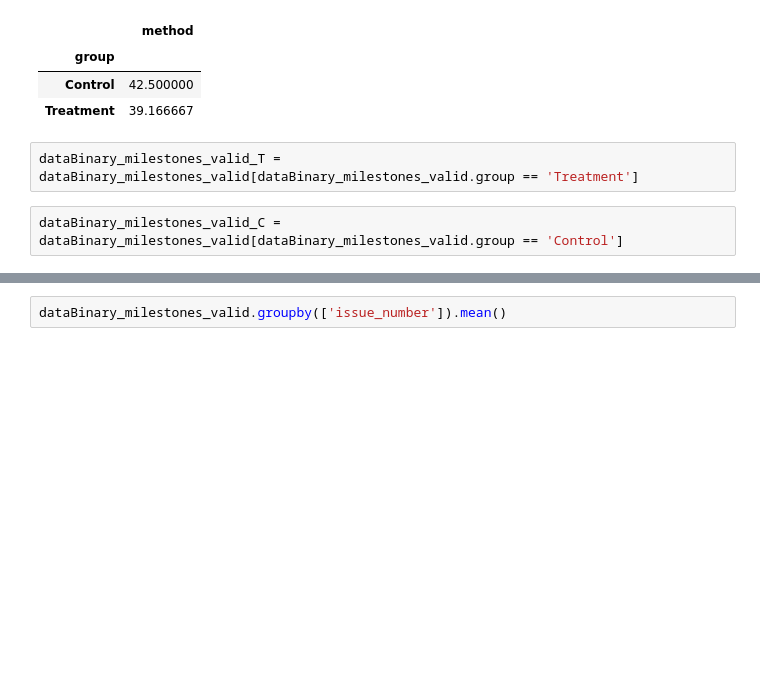
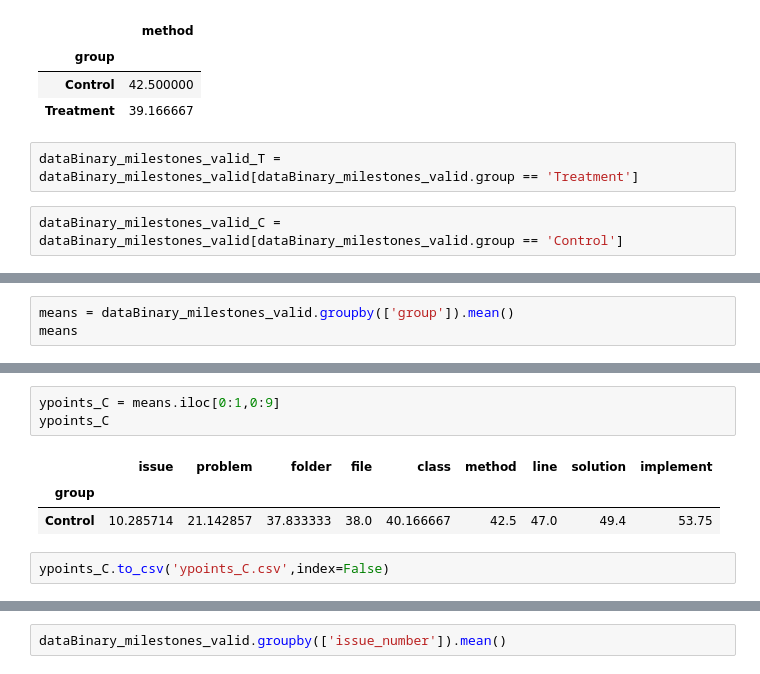
Before and after one commit to fabiojavamarcos/MilestonesExperiments, a Jupyter notebook: Analysis_MilestonesExperiments.ipynb, the cells around one changed output, grey strips where cells are left out. Cells and saved outputs as stored; diff of their text form; blank space fills up the shorter version.

```diff
--- a/Analysis_MilestonesExperiments.ipynb
+++ b/Analysis_MilestonesExperiments.ipynb
@@ -127,0 +124,3 @@ plt.show()
+# %%
+means = dataBinary_milestones_valid.groupby(['group']).mean()
+means
@@ -127,0 +132,9 @@ plt.show()
+# %%
+ypoints_C = means.iloc[0:1,0:9]
+ypoints_C
+# %% [output]
+|  | issue | problem | folder | file | class | method | line | solution | implement |
+| group |  |  |  |  |  |  |  |  |  |
+| Control | 10.285714 | 21.142857 | 37.833333 | 38.0 | 40.166667 | 42.5 | 47.0 | 49.4 | 53.75 |
+# %%
+ypoints_C.to_csv('ypoints_C.csv',index=False)
```
Also changed, not shown: parts of 12 cells of this notebook, 2 other files.
